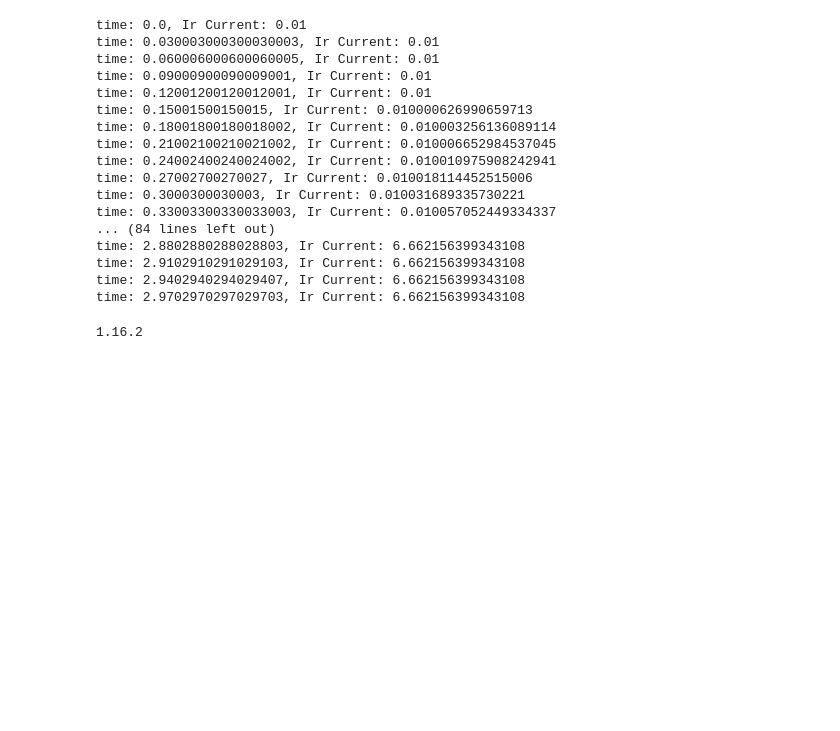
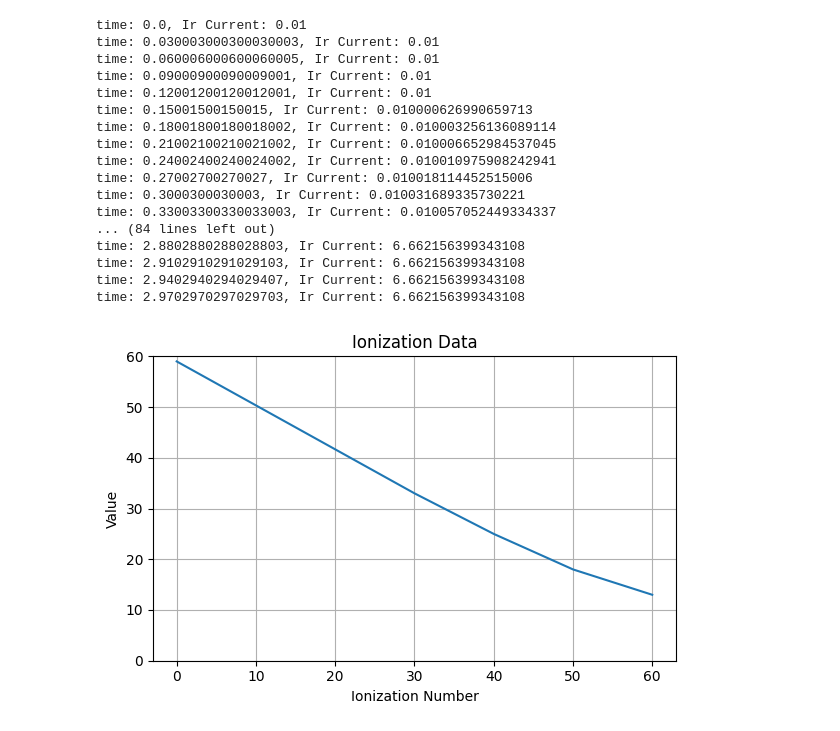
Before and after one commit to ridatta/RE_Solver, a Jupyter notebook: 0D_Class_Test.ipynb, the cells around one changed output. Saved outputs shown, nothing was run; the diff lists cells and outputs as text; code cells hidden in the pictures; blank space fills up the shorter version.

```diff
--- a/0D_Class_Test.ipynb
+++ b/0D_Class_Test.ipynb
@@ -127,7 +161,16 @@ time: 2.9102910291029103, Ir Current: 6.662156399343108
 time: 2.9402940294029407, Ir Current: 6.662156399343108
 time: 2.9702970297029703, Ir Current: 6.662156399343108
 # %%
-import scipy
-print(scipy.__version__)
+ionization = [0, 30, 40, 50, 60]
+a_j = [59, 33, 25, 18, 13]
+plt.figure(figsize=(6, 4))
+plt.plot(x, y)
+plt.xlabel('Ionization Number')
+plt.ylabel('Value')
+plt.ylim((0,60))
+plt.title('Ionization Data')
+plt.grid(True)
+plt.tight_layout()
+plt.show()
 # %% [output]
-1.16.2
+[figure, added]
```
Also changed, not shown: parts of 8 cells of this notebook, 5 other files.
